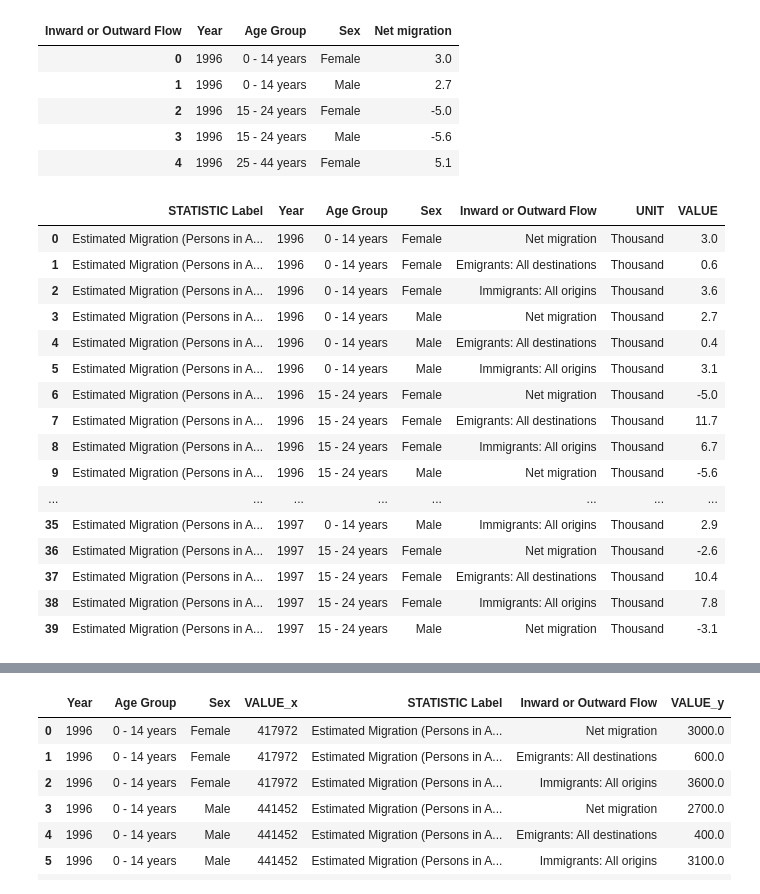
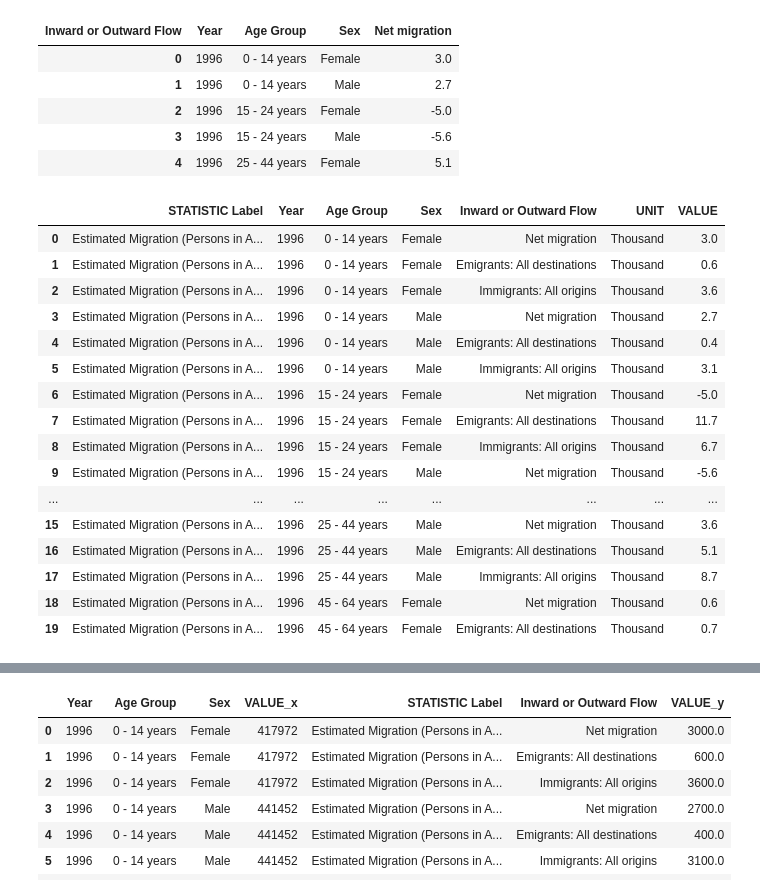
Before and after one commit to Ivkoto/DataAnalyticsMachineLearning, a Jupyter notebook: Data_Preparation/CA1_Data_Prep_V7.ipynb, the cells around one changed output, grey strips where cells are left out. Cells and saved outputs as stored; diff of their text form; code cells hidden in the pictures.

```diff
--- a/Data_Preparation/CA1_Data_Prep_V7.ipynb
+++ b/Data_Preparation/CA1_Data_Prep_V7.ipynb
@@ -246,31 +238,31 @@ pivot_table[['Year', 'Age Group', 'Sex', 'Net migration']].head()
 # %%
 def calculate_net_migration(group):
     immigrants = group[group['Inward or Outward Flow'] == 'Immigrants: All origins']['VALUE'].values[0]
     emigrants = group[group['Inward or Outward Flow'] == 'Emigrants: All destinations']['VALUE'].values[0]
     net_migration = immigrants - emigrants
     group.loc[group['Inward or Outward Flow'] == 'Net migration', 'VALUE'] = net_migration
     return group
 
 # Apply the function to each group
 migration_df_age_group_for_ml = migration_df_age_group_for_ml.groupby(['Year', 'Age Group', 'Sex']).apply(calculate_net_migration).reset_index(drop=True)
 
 # Display the updated dataframe to verify the imputation
-migration_df_age_group_for_ml.head(40)
+migration_df_age_group_for_ml.head(20)
 # %% [output]
 |  | STATISTIC Label | Year | Age Group | Sex | Inward or Outward Flow | UNIT | VALUE |
 | 0 | Estimated Migration (Persons in A... | 1996 | 0 - 14 years | Female | Net migration | Thousand | 3.0 |
 | 1 | Estimated Migration (Persons in A... | 1996 | 0 - 14 years | Female | Emigrants: All destinations | Thousand | 0.6 |
 | 2 | Estimated Migration (Persons in A... | 1996 | 0 - 14 years | Female | Immigrants: All origins | Thousand | 3.6 |
 | 3 | Estimated Migration (Persons in A... | 1996 | 0 - 14 years | Male | Net migration | Thousand | 2.7 |
 | 4 | Estimated Migration (Persons in A... | 1996 | 0 - 14 years | Male | Emigrants: All destinations | Thousand | 0.4 |
 | 5 | Estimated Migration (Persons in A... | 1996 | 0 - 14 years | Male | Immigrants: All origins | Thousand | 3.1 |
 | 6 | Estimated Migration (Persons in A... | 1996 | 15 - 24 years | Female | Net migration | Thousand | -5.0 |
 | 7 | Estimated Migration (Persons in A... | 1996 | 15 - 24 years | Female | Emigrants: All destinations | Thousand | 11.7 |
 | 8 | Estimated Migration (Persons in A... | 1996 | 15 - 24 years | Female | Immigrants: All origins | Thousand | 6.7 |
 | 9 | Estimated Migration (Persons in A... | 1996 | 15 - 24 years | Male | Net migration | Thousand | -5.6 |
 | ... | ... | ... | ... | ... | ... | ... | ... |
-| 35 | Estimated Migration (Persons in A... | 1997 | 0 - 14 years | Male | Immigrants: All origins | Thousand | 2.9 |
-| 36 | Estimated Migration (Persons in A... | 1997 | 15 - 24 years | Female | Net migration | Thousand | -2.6 |
-| 37 | Estimated Migration (Persons in A... | 1997 | 15 - 24 years | Female | Emigrants: All destinations | Thousand | 10.4 |
-| 38 | Estimated Migration (Persons in A... | 1997 | 15 - 24 years | Female | Immigrants: All origins | Thousand | 7.8 |
-| 39 | Estimated Migration (Persons in A... | 1997 | 15 - 24 years | Male | Net migration | Thousand | -3.1 |
+| 15 | Estimated Migration (Persons in A... | 1996 | 25 - 44 years | Male | Net migration | Thousand | 3.6 |
+| 16 | Estimated Migration (Persons in A... | 1996 | 25 - 44 years | Male | Emigrants: All destinations | Thousand | 5.1 |
+| 17 | Estimated Migration (Persons in A... | 1996 | 25 - 44 years | Male | Immigrants: All origins | Thousand | 8.7 |
+| 18 | Estimated Migration (Persons in A... | 1996 | 45 - 64 years | Female | Net migration | Thousand | 0.6 |
+| 19 | Estimated Migration (Persons in A... | 1996 | 45 - 64 years | Female | Emigrants: All destinations | Thousand | 0.7 |
```
Also changed, not shown: parts of 9 cells of this notebook, 15 other files.
